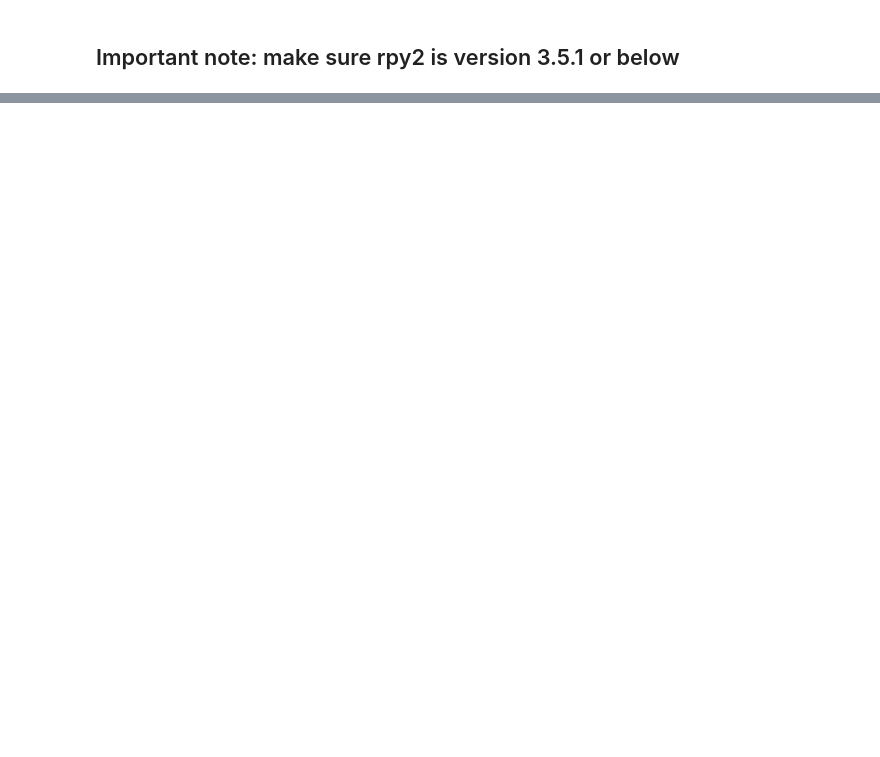
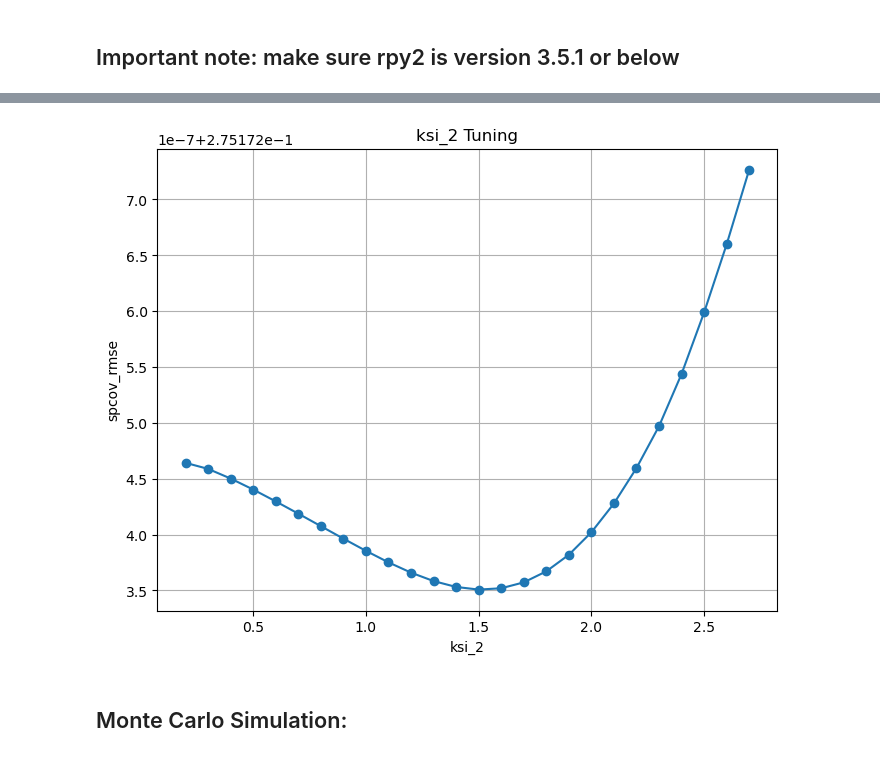
Before and after one commit to RamziChariag/cov_matrix, a Jupyter notebook: code/multidimensionan_linear_model.ipynb, the cells around one changed output, grey strips where cells are left out. Saved outputs shown, nothing was run; the diff lists cells and outputs as text; code cells hidden in the pictures; blank space fills up the shorter version.

```diff
--- a/code/multidimensionan_linear_model.ipynb
+++ b/code/multidimensionan_linear_model.ipynb
@@ -35,7 +35,8 @@ t_dist_degree = 5
 mu_U = 0
 lambda_parameter = 2
 spcov = importr("spcov")
-ksi_1 = 18  # controls the smallest penalty, the higher the value the smaller
-ksi_2 = 5   # flattening parameter for sigmoid penalty function
+max_penalty = 1
+ksi_1 = 12  # controls the smallest penalty, the higher the value the smaller
+ksi_2 = 1.5   # flattening parameter for sigmoid penalty function
 seed = 42
 np.random.seed(seed)
@@ -126,3 +246,45 @@ def initialize_r_context():
+# %%
+if __name__ == "__main__":
+    # Create a thread pool executor
+    with concurrent.futures.ThreadPoolExecutor(max_workers=num_processes) as executor:
+        # Use a list comprehension to submit tasks to the thread pool
+        futures = [executor.submit(tune_spcov, i, ksi_2) for i, ksi_2 in enumerate(tuning_range)]
+
+        # Retrieve results as they become available
+        results = [future.result() for future in concurrent.futures.as_completed(futures)]
+
+# Convert the results list to arrays
+all_spcov_rmse = np.array([result[2] for result in results])
+all_ksi_2 = np.array([result[3] for result in results])
+
+# Now you can analyze or summarize the results as needed
+average_t_stat_spcov = np.mean(all_t_stat_spcov, axis=0)
+average_spcov_rmse = np.mean(all_spcov_rmse, axis=0)
+# %%
+# Create a DataFrame
+df = pd.DataFrame({'ksi_2': all_ksi_2, 'spcov_rmse': all_spcov_rmse})
+
+# Sort the DataFrame by ksi_2
+df = df.sort_values(by='ksi_2')
+
+# Find the row with the minimum spcov_rmse
+optimal_row = df[df['spcov_rmse'] == df['spcov_rmse'].min()]
+
+# Extract the optimal ksi_2 value
+optimal_ksi_2 = optimal_row['ksi_2'].values[0]
+
+# Plot ksi_2 vs. spcov_rmse
+plt.figure(figsize=(8, 6))
+plt.plot(df['ksi_2'], df['spcov_rmse'], marker='o', linestyle='-')
+plt.xlabel('ksi_2')
+plt.ylabel('spcov_rmse')
+plt.title('ksi_2 Tuning')
+plt.grid(True)
+plt.show()
+# %% [output]
+[figure, added]
+# %% [markdown]
+## Monte Carlo Simulation:
 # %%
 def run_iteration(i):
     # Initialize R context for this thread or process
```
Also changed, not shown: parts of 10 cells of this notebook, 1 other file.
